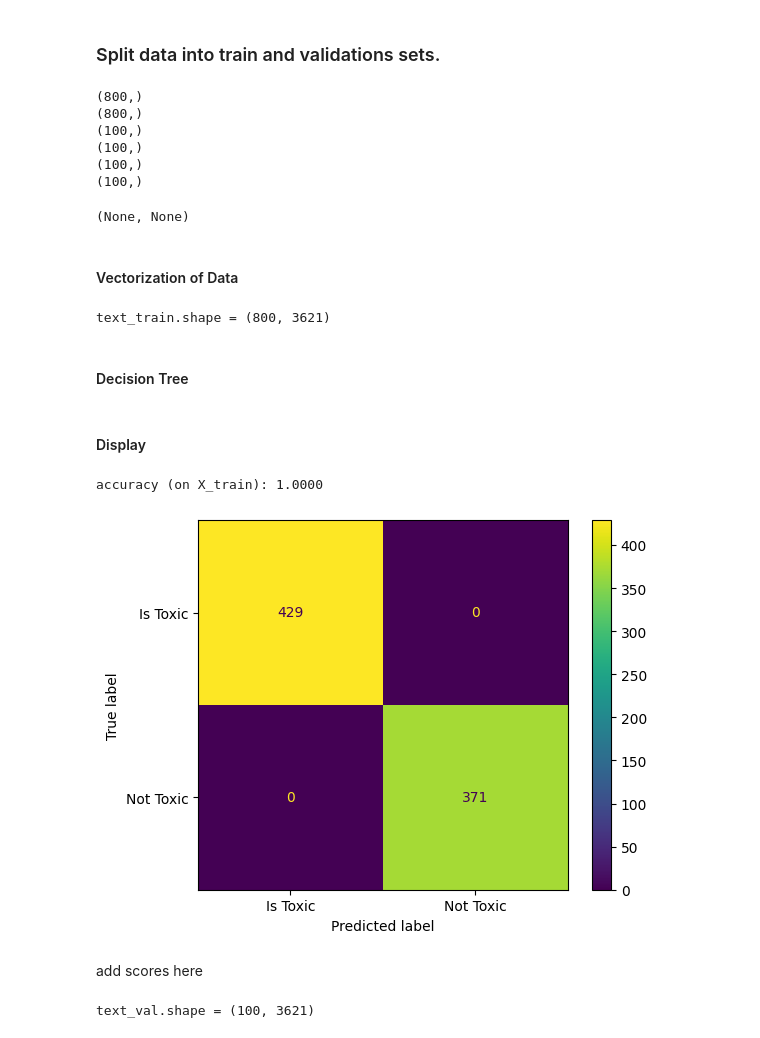
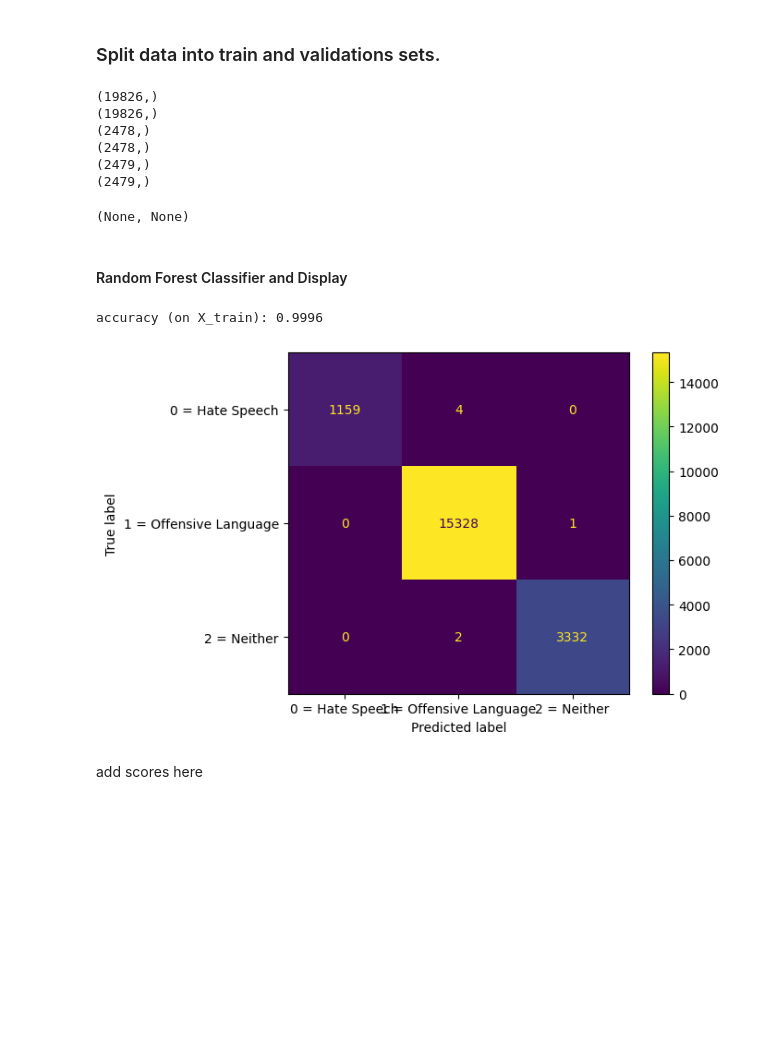
Before and after one commit to mmeraz6/cs39aa_project, a Jupyter notebook: project_part2 copy.ipynb, the cells around one changed output. Saved outputs shown, nothing was run; the diff lists cells and outputs as text; code cells hidden in the pictures; blank space fills up the shorter version.

```diff
--- a/project_part2 copy.ipynb
+++ b/project_part2 copy.ipynb
@@ -4,9 +4,12 @@
 import pandas as pd
 import numpy as np
 
-x = 'Text'
-y = 'IsToxic'
-df = pd.read_csv("youtoxic_english_1000.csv")
+x = 'tweet'
+y = 'class'
+file = 'labeled_data.csv'
+
+df = pd.read_csv(file)
+#df = df[0:10000]
 print(f"df.shape: {df.shape}")
 df[[x,y]].head(10)
 # %% [output]
@@ -87,34 +99,21 @@ df[['cleanText', 'IsToxic']].head(10)
 # %%
 from sklearn.model_selection import train_test_split
 
-cleanText = df['cleanText'].copy()
-isToxic = df['IsToxic'].copy()
+X = df['cleanText'].copy()
+y = df['class'].copy()
 
-text_train, text_remaining, is_toxic_train, is_toxic_remaining = train_test_split(cleanText, isToxic, train_size=0.8)
+X_train, X_remaining, y_train, y_remaining = train_test_split(X, y, train_size=0.8)
 
-text_val, text_test, is_toxic_val, is_toxic_test = train_test_split(text_remaining,is_toxic_remaining,test_size=0.5)
+X_val, X_test, y_val, y_test = train_test_split(X_remaining,y_remaining,test_size=0.5)
 
-print(text_train.shape),print(is_toxic_train.shape)
-print(text_val.shape),print(is_toxic_val.shape)
-print(text_test.shape),print(is_toxic_test.shape)
+print(X_train.shape),print(y_train.shape)
+print(X_val.shape),print(y_val.shape)
+print(X_test.shape),print(y_test.shape)
 # %% [output]
-(800,)
-(800,)
-(100,)
-(100,)
-(100,)
-(100,)
+(19826,)
+(19826,)
+(2478,)
+(2478,)
+(2479,)
+(2479,)
 (None, None)
-# %% [markdown]
-#### Vectorization of Data
-# %%
-from sklearn.feature_extraction.text import TfidfVectorizer
-
-tfidf_vectorizer = TfidfVectorizer()
-
-text_train = tfidf_vectorizer.fit_transform(text_train).toarray()
-print(f"text_train.shape = { text_train.shape}")
-# %% [output]
-text_train.shape = (800, 3621)
-# %% [markdown]
-#### Decision Tree
@@ -128,20 +120,26 @@ predictions_train = model.predict(text_train)
 # %% [markdown]
-#### Display
+#### Random Forest Classifier and Display
 # %%
 from sklearn.metrics import confusion_matrix, ConfusionMatrixDisplay, accuracy_score
+from sklearn.ensemble import RandomForestClassifier
+from sklearn.feature_extraction.text import TfidfVectorizer
 
-display = ConfusionMatrixDisplay(confusion_matrix(is_toxic_train, predictions_train),
-display_labels=['Is Toxic', 'Not Toxic'])
+tfidf_vectorizer = TfidfVectorizer()
+
+X_train_vect = tfidf_vectorizer.fit_transform(X_train).toarray()
+
+model = RandomForestClassifier(n_estimators=50)
+model = model.fit(X_train_vect, y_train)
+
+predictions_train = model.predict(X_train_vect)
+
+display = ConfusionMatrixDisplay(confusion_matrix(y_train, predictions_train),
+display_labels=['0 = Hate Speech', '1 = Offensive Language', '2 = Neither'])
 display.plot()
-print(f"accuracy (on X_train): {accuracy_score(is_toxic_train,predictions_train):.4f}")
+print(f"accuracy (on X_train): {accuracy_score(y_train,predictions_train):.4f}")
 # %% [output]
-accuracy (on X_train): 1.0000
+accuracy (on X_train): 0.9996
-[figure, old version]
+[figure, new version]
 # %% [markdown]
 add scores here
-# %%
-text_val = tfidf_vectorizer.transform(text_val).toarray()
-print(f"text_val.shape = {text_val.shape}")
-# %% [output]
-text_val.shape = (100, 3621)
 # %%
```
Also changed, not shown: parts of 16 cells of this notebook, 1 other file.
